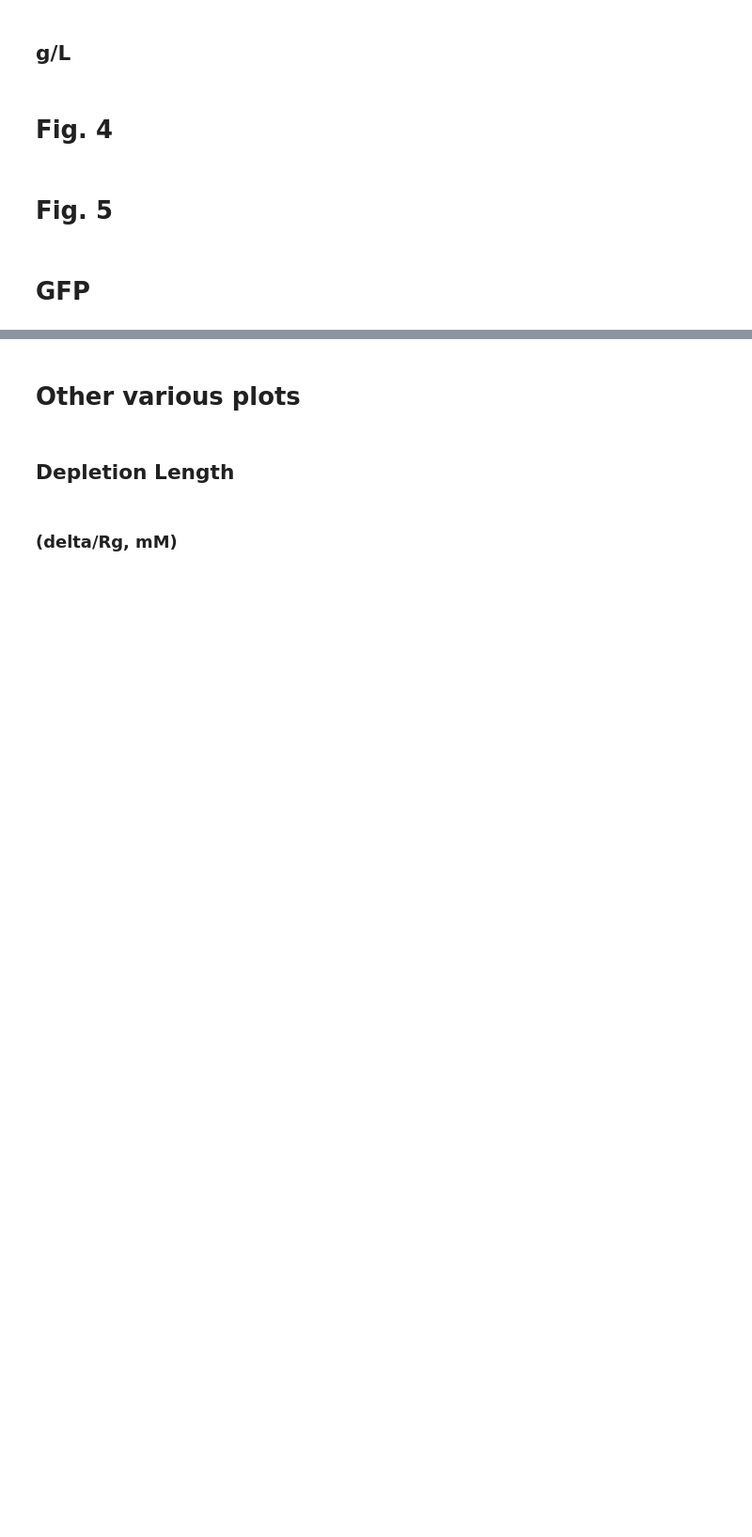
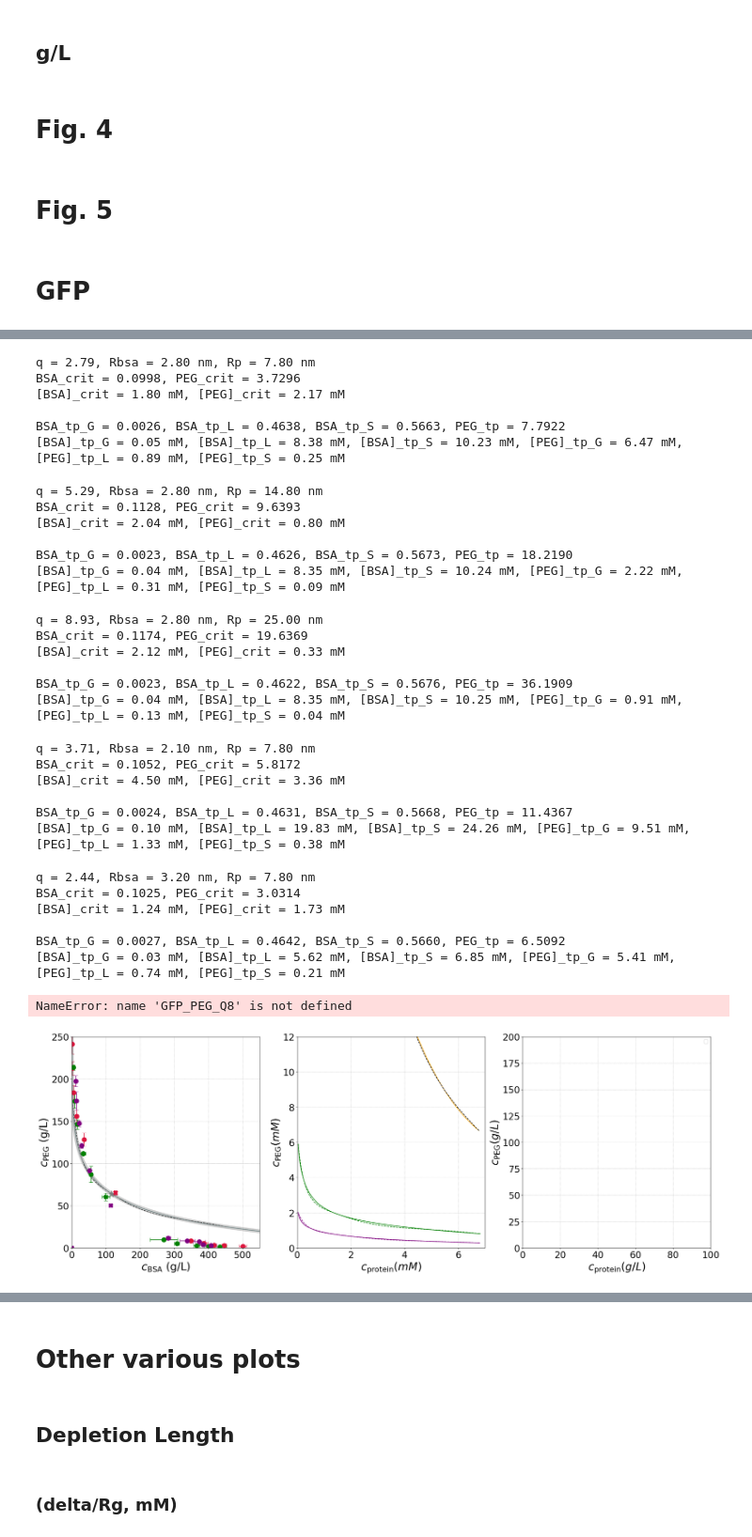
Before and after one commit to lifemolmat/GFVT, a Jupyter notebook: notebooks/260512_GFVT_main.ipynb, the cells around one changed output, grey strips where cells are left out. Shown at 94% size. Drawn from its saved outputs; the diff is of its cells as text; code cells hidden in the pictures; blank space fills up the shorter version.

```diff
--- a/notebooks/260512_GFVT_main.ipynb
+++ b/notebooks/260512_GFVT_main.ipynb
@@ -3286,31 +2987,31 @@ mpeg_GFP_Q16 = (rPEG_GFP_Q16/14.8e-9)**(1/0.6379)*mpeg100
 # gfvt8K_GFP = PD(rgfp, rPEG_GFP_8K, mgfp, mpeg_GFP_8K, solvent, N_steps, guess_c).GFVT()
 # gfvt8K_GFP_real = PD(rgfp, rpeg8K, mgfp, mpeg8, solvent, N_steps, guess_c).GFVT()
 
-# gfvt20K_GFP_real = PD(rgfp, rpeg20K, mgfp, mpeg20, solvent, N_steps, guess_c).GFVT()
+GFP_PEG_20K_real = PD(rgfp, rpeg20K, mgfp, mpeg20, solvent, N_steps, guess_c).GFVT()
 
-# gfvt35K_GFP_real = PD(rgfp, rpeg35K, mgfp, mpeg35, solvent, N_steps, guess_c).GFVT()
+GFP_PEG_35K_real = PD(rgfp, rpeg35K, mgfp, mpeg35, solvent, N_steps, guess_c).GFVT()
 
-# gfvt100K_GFP_real = PD(rgfp, rpeg100K, mgfp, mpeg100, solvent, N_steps, guess_c, critical=True).GFVT()
+GFP_PEG_100K_real = PD(rgfp, rpeg100K, mgfp, mpeg100, solvent, N_steps, guess_c, critical=True).GFVT()
 # gfvtQ8_GFP = PD(rgfp, rPEG_GFP_Q8, mgfp, mpeg_GFP_Q8, solvent, N_steps, guess_c).GFVT()
 # gfvtQ10_GFP = PD(rgfp, rPEG_GFP_Q10, mgfp, mpeg_GFP_Q10, solvent, N_steps, guess_c).GFVT()
 # guess_c = [0.1, 50]
 
-# gfvt20K_GFP = PD(2.8e-9, rpeg20K, mgfp, mpeg20, solvent, N_steps, guess_c).GFVT()
-# gfvt35K_GFP = PD(2.8e-9, rpeg35K, mgfp, mpeg35, solvent, N_steps, guess_c).GFVT()
-# gfvt100K_GFP = PD(2.8e-9, rpeg100K, mgfp, mpeg100, solvent, N_steps, guess_c, critical=True).GFVT()
-# gfvtQ16_GFP = PD(2.8e-9, 25e-9, rpegQ16, mpegQ16, solvent, N_steps, guess_c).GFVT()
+GFP_PEG_20K = PD(2.8e-9, rpeg20K, mgfp, mpeg20, solvent, N_steps, guess_c).GFVT()
+GFP_PEG_35K = PD(2.8e-9, rpeg35K, mgfp, mpeg35, solvent, N_steps, guess_c).GFVT()
+GFP_PEG_100K = PD(2.8e-9, rpeg100K, mgfp, mpeg100, solvent, N_steps, guess_c, critical=True).GFVT()
+GFP_PEG_Q16 = PD(2.8e-9, 25e-9, rpegQ16, mpegQ16, solvent, N_steps, guess_c).GFVT()
 
-gfvt35K_GFP_s = PD(2.1e-9, rpeg35K, mgfp, mpeg35, solvent, 50, guess_c).GFVT()
-gfvt35K_GFP_s2 = PD(3.2e-9, rpeg35K, mgfp, mpeg35, solvent, 50, guess_c).GFVT()
-# gfvtQ16_GFP_s = PD(2.8e-9, rpeg35K, mgfp, mpeg35, solvent, 50, guess_c).GFVT()
-# gfvtQ16_GFP_s2 = PD(2.8e-9, rpeg100K, mgfp, mpeg100, solvent, 50, guess_c).GFVT()
+GFP_PEG_35K_s = PD(2.1e-9, rpeg35K, mgfp, mpeg35, solvent, 50, guess_c).GFVT()
+GFP_PEG_35K_s2 = PD(3.2e-9, rpeg35K, mgfp, mpeg35, solvent, 50, guess_c).GFVT()
+# GFP_PEG_Q16_s = PD(2.8e-9, rpeg35K, mgfp, mpeg35, solvent, 50, guess_c).GFVT()
+# GFP_PEG_Q16_s2 = PD(2.8e-9, rpeg100K, mgfp, mpeg100, solvent, 50, guess_c).GFVT()
 
 
-# molplot_analytical(gfvt4K_200mM_Z0_full, 'BSA, 4K, ', 'orange', crit_color='black', ax=axes[1])
-PD.from_legacy_list(gfvt35K_200mM_Z0).molplot_analytical('BSA, 35K, ', 'green', crit_color='green', ax=axes[1])
-PD.from_legacy_list(gfvt100K_200mM_Z0_full).molplot_analytical('BSA, 100K, ', 'purple', crit_color='purple', ax=axes[1])
-# molplot_analytical(gfvtQ8_GFP, 'GFP, ', 'blue', crit_color='black', ax=axes[1]))
-# molplot_analytical(gfvtQ16_200mM_Z0, 'BSA, ', 'blue', crit_color='blue', ax=axes[1])
+BSA_PEG_4K.molplot_analytical('BSA, 4K, ', 'orange', crit_color='black', ax=axes[1])
+BSA_PEG_35K.molplot_analytical('BSA, 35K, ', 'green', crit_color='green', ax=axes[1])
+BSA_PEG_100K.molplot_analytical('BSA, 100K, ', 'purple', crit_color='purple', ax=axes[1])
+GFP_PEG_Q8.molplot_analytical('GFP, Q8, ', 'blue', crit_color='black', ax=axes[1])
+GFP_PEG_Q16.molplot_analytical('GFP, Q16, ', 'cyan', crit_color='cyan', ax=axes[1])
 
 # molplot_analytical(gfvt4K_GFP, 'GFP, 4K, ', 'red', crit_color='black', ax=axes[1])
 # molplot_analytical(gfvt4K_GFP_real, 'GFP, 4K real, ', 'red', crit_color='black', ax=axes[1])
@@ -3321,8 +3022,8 @@ PD.from_legacy_list(gfvt100K_200mM_Z0_full).molplot_analytical('BSA, 100K, ', 'p
 # molplot_analytical(gfvt20K_GFP, 'GFP, 20K, ', 'hotpink', crit_color='black', ax=axes[1])
 # molplot_analytical(gfvt35K_GFP, 'GFP, 35K, ', 'lime', crit_color='black', ax=axes[1])
 # molplot_analytical(gfvt35K_GFP_real, 'GFP, 35K real, ', 'lawngreen', crit_color='lawngreen', ax=axes[1])
-PD.from_legacy_list(gfvt35K_GFP_real).molplot_analytical('GFP, 35K real, 1.8 nm', 'yellowgreen', crit_color='yellowgreen', ax=axes[1])
-PD.from_legacy_list(gfvt100K_GFP_real).molplot_analytical('GFP, 100K real, 1.8 nm ', 'violet', crit_color='violet', ax=axes[1])
+GFP_PEG_35K_real.molplot_analytical('GFP, 35K real, 1.8 nm', 'yellowgreen', crit_color='yellowgreen', ax=axes[1])
+GFP_PEG_100K_real.molplot_analytical('GFP, 100K real, 1.8 nm ', 'violet', crit_color='violet', ax=axes[1])
 # molplot_analytical(gfvtQ8_GFP, 'GFP, ', 'blue', crit_color='black', ax=axes[1])
 # molplot_analytical(gfvtQ10_GFP, 'GFP, ', 'blue', crit_color='black', ax=axes[1])
 # molplot_analytical(gfvtQ16_GFP, 'GFP, ', 'cyan', ax=axes[1], crit_color='cyan')
@@ -3357,11 +3058,9 @@ gfvt35K_GFP_s2.molplot('GFP, 35K, ', 'aquamarine', crit_color='green', ax=axes[2
 PD.molplot_dat_err_csv(data_35K_GFP, '35K GFP', 'green', ax=axes[2])
 # molplot_dat_err_csv(data_20K_GFP, '20K GFP', 'crimson', ax=axes[2])
 
+GFP_PEG_100K_real.molplot_analytical('GFP, 100K real, ', 'violet', crit_color='black', ax=axes[2], mass=True)
+GFP_PEG_Q16.molplot_analytical('GFP, ', 'cyan', ax=axes[2], crit_color='cyan', mass=True)
 
-
-# molplot_analytical(gfvt100K_GFP_real, 'GFP, 100K real, ', 'violet', crit_color='black', ax=axes[2], mass=True)
-# molplot_analytical(gfvtQ16_GFP, 'GFP, ', 'cyan', ax=axes[2], crit_color='cyan', mass=True)
-# plt.yscale('log')
-
-# plt.savefig(date_string+'_analytical_good_Fig05_mass.png')
-# plt.savefig(date_string+'_analytical_good_Fig05_mass.eps')
+# plt.savefig('../output/'+date_string+'_analytical_good_Fig05_mass.png')
+# plt.savefig('../output/'+date_string+'_analytical_good_Fig05_mass.eps')
+# %% [output]
@@ -3368,3 +3092,35 @@ PD.molplot_dat_err_csv(data_35K_GFP, '35K GFP', 'green', ax=axes[2])
+q = 2.79, Rbsa = 2.80 nm, Rp = 7.80 nm
+BSA_crit = 0.0998, PEG_crit = 3.7296
+[BSA]_crit = 1.80 mM, [PEG]_crit = 2.17 mM
+
+BSA_tp_G = 0.0026, BSA_tp_L = 0.4638, BSA_tp_S = 0.5663, PEG_tp = 7.7922
+[BSA]_tp_G = 0.05 mM, [BSA]_tp_L = 8.38 mM, [BSA]_tp_S = 10.23 mM, [PEG]_tp_G = 6.47 mM, [PEG]_tp_L = 0.89 mM, [PEG]_tp_S = 0.25 mM
+q = 5.29, Rbsa = 2.80 nm, Rp = 14.80 nm
+BSA_crit = 0.1128, PEG_crit = 9.6393
+[BSA]_crit = 2.04 mM, [PEG]_crit = 0.80 mM
+
+BSA_tp_G = 0.0023, BSA_tp_L = 0.4626, BSA_tp_S = 0.5673, PEG_tp = 18.2190
+[BSA]_tp_G = 0.04 mM, [BSA]_tp_L = 8.35 mM, [BSA]_tp_S = 10.24 mM, [PEG]_tp_G = 2.22 mM, [PEG]_tp_L = 0.31 mM, [PEG]_tp_S = 0.09 mM
+q = 8.93, Rbsa = 2.80 nm, Rp = 25.00 nm
+BSA_crit = 0.1174, PEG_crit = 19.6369
+[BSA]_crit = 2.12 mM, [PEG]_crit = 0.33 mM
+
+BSA_tp_G = 0.0023, BSA_tp_L = 0.4622, BSA_tp_S = 0.5676, PEG_tp = 36.1909
+[BSA]_tp_G = 0.04 mM, [BSA]_tp_L = 8.35 mM, [BSA]_tp_S = 10.25 mM, [PEG]_tp_G = 0.91 mM, [PEG]_tp_L = 0.13 mM, [PEG]_tp_S = 0.04 mM
+q = 3.71, Rbsa = 2.10 nm, Rp = 7.80 nm
+BSA_crit = 0.1052, PEG_crit = 5.8172
+[BSA]_crit = 4.50 mM, [PEG]_crit = 3.36 mM
+
+BSA_tp_G = 0.0024, BSA_tp_L = 0.4631, BSA_tp_S = 0.5668, PEG_tp = 11.4367
+[BSA]_tp_G = 0.10 mM, [BSA]_tp_L = 19.83 mM, [BSA]_tp_S = 24.26 mM, [PEG]_tp_G = 9.51 mM, [PEG]_tp_L = 1.33 mM, [PEG]_tp_S = 0.38 mM
+q = 2.44, Rbsa = 3.20 nm, Rp = 7.80 nm
+BSA_crit = 0.1025, PEG_crit = 3.0314
+[BSA]_crit = 1.24 mM, [PEG]_crit = 1.73 mM
+
+BSA_tp_G = 0.0027, BSA_tp_L = 0.4642, BSA_tp_S = 0.5660, PEG_tp = 6.5092
+[BSA]_tp_G = 0.03 mM, [BSA]_tp_L = 5.62 mM, [BSA]_tp_S = 6.85 mM, [PEG]_tp_G = 5.41 mM, [PEG]_tp_L = 0.74 mM, [PEG]_tp_S = 0.21 mM
+NameError: name 'GFP_PEG_Q8' is not defined
+[figure, added]
 # %%
 fig= plt.figure(figsize=(10, 10))
 
```
Also changed, not shown: parts of 30 cells of this notebook, 7 other files.
